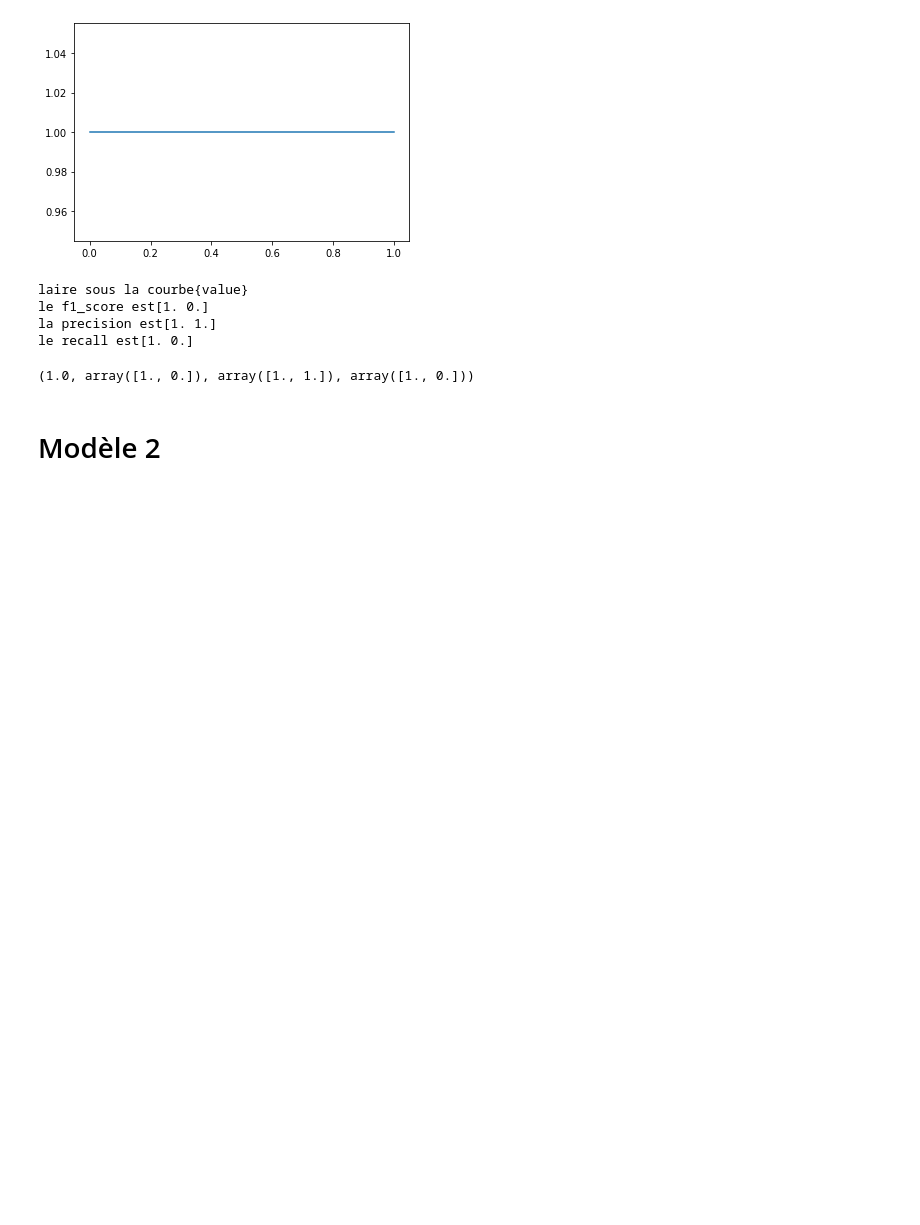
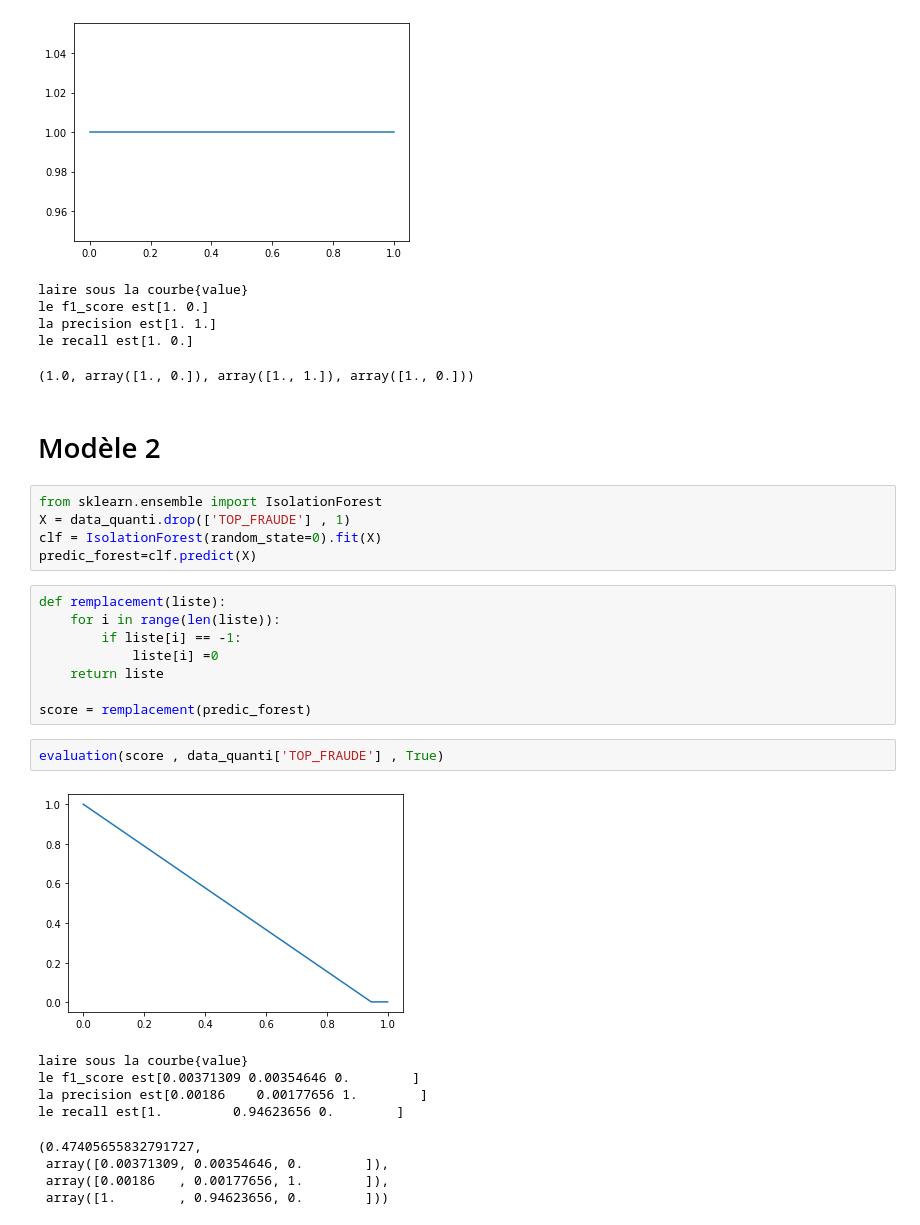
Before and after one commit to TheoVedis/ProjectInterPromo, a Jupyter notebook: dev/visualisation/pierre/Forest.ipynb, the cells around one changed output. Drawn from its saved outputs; the diff is of its cells as text; blank space fills up the shorter version.

```diff
--- a/dev/visualisation/pierre/Forest.ipynb
+++ b/dev/visualisation/pierre/Forest.ipynb
@@ -116,3 +113,28 @@ le recall est[1. 0.]
 (1.0, array([1., 0.]), array([1., 1.]), array([1., 0.]))
 # %% [markdown]
 # Modèle 2
+# %%
+from sklearn.ensemble import IsolationForest
+X = data_quanti.drop(['TOP_FRAUDE'] , 1)
+clf = IsolationForest(random_state=0).fit(X)
+predic_forest=clf.predict(X)
+# %%
+def remplacement(liste):
+    for i in range(len(liste)):
+        if liste[i] == -1:
+            liste[i] =0
+    return liste
+
+score = remplacement(predic_forest)
+# %%
+evaluation(score , data_quanti['TOP_FRAUDE'] , True)
+# %% [output]
+[figure, added]
+laire sous la courbe{value}
+le f1_score est[0.00371309 0.00354646 0.        ]
+la precision est[0.00186    0.00177656 1.        ]
+le recall est[1.         0.94623656 0.        ]
+(0.47405655832791727,
+ array([0.00371309, 0.00354646, 0.        ]),
+ array([0.00186   , 0.00177656, 1.        ]),
+ array([1.        , 0.94623656, 0.        ]))
```
Also changed, not shown: parts of 3 cells of this notebook.
